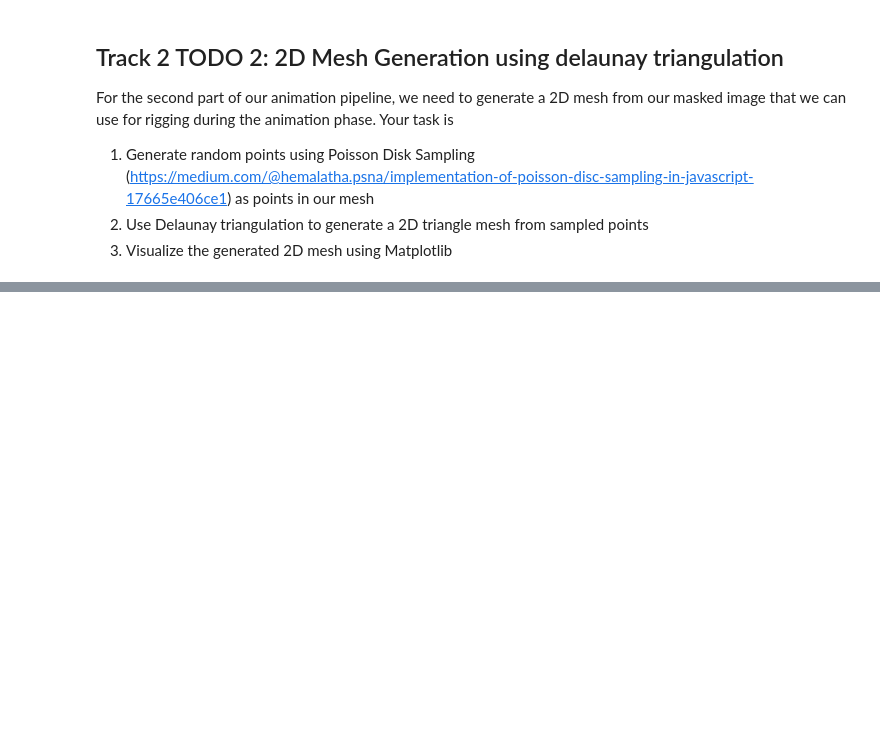
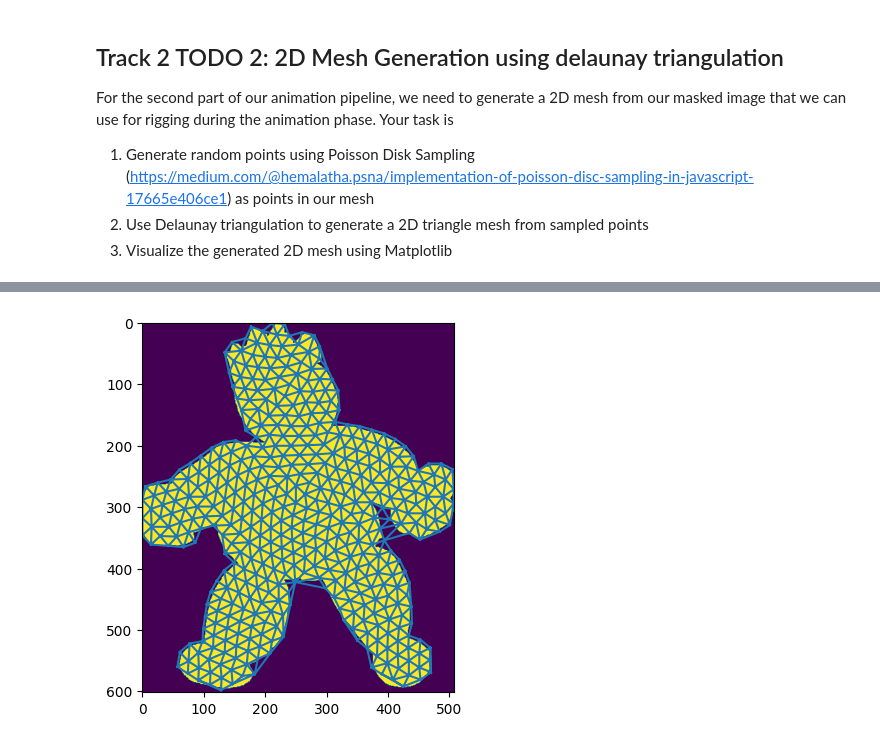
Before and after one commit to Gabenoob/Computer-graphicsPBL, a Jupyter notebook: W3/W3_track2-animatedDrawings.ipynb, the cells around one changed output, grey strips where cells are left out. Drawn from its saved outputs; the diff is of its cells as text; code cells hidden in the pictures; blank space fills up the shorter version.

```diff
--- a/W3/W3_track2-animatedDrawings.ipynb
+++ b/W3/W3_track2-animatedDrawings.ipynb
@@ -133,0 +111,21 @@ plt.show()
+# %%
+# draw the triangle
+# Delaunay_Triangles=Delaunay([[point.X,point.Y] for point in points])
+x = np.array([point[1] for point in points])
+y = np.array([point[0] for point in points])
+Triangle = tri.Triangulation(x,y)
+xmean = x[Triangle.triangles].mean(axis = 1)
+ymean = y[Triangle.triangles].mean(axis = 1)
+for i in range(len(Triangle.triangles)):
+    if img_dilation[int(ymean[i]),int(xmean[i])] == 0:
+        Triangle.triangles[i] = -1
+        continue
+plt.imshow(img)
+plt.triplot(Triangle)
+plt.show()
+
+# for point in points:
+#         cv2.circle(img, (int(point[0]),int(point[1])), 1, (0, 0, 255),0)
+#         plt.imshow(img)
+# %% [output]
+[figure, added]
```
Also changed, not shown: parts of 1 cell of this notebook.
